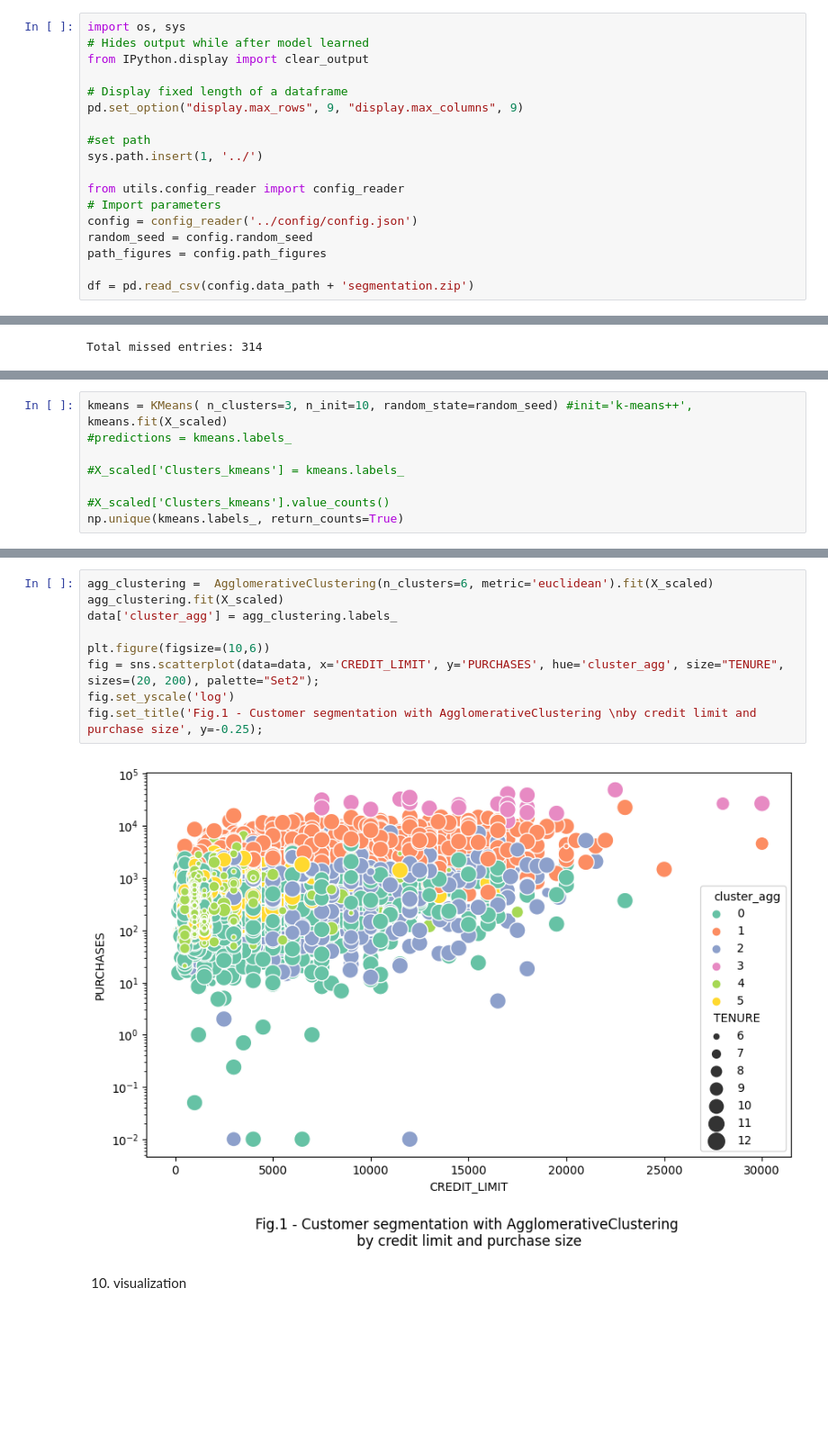
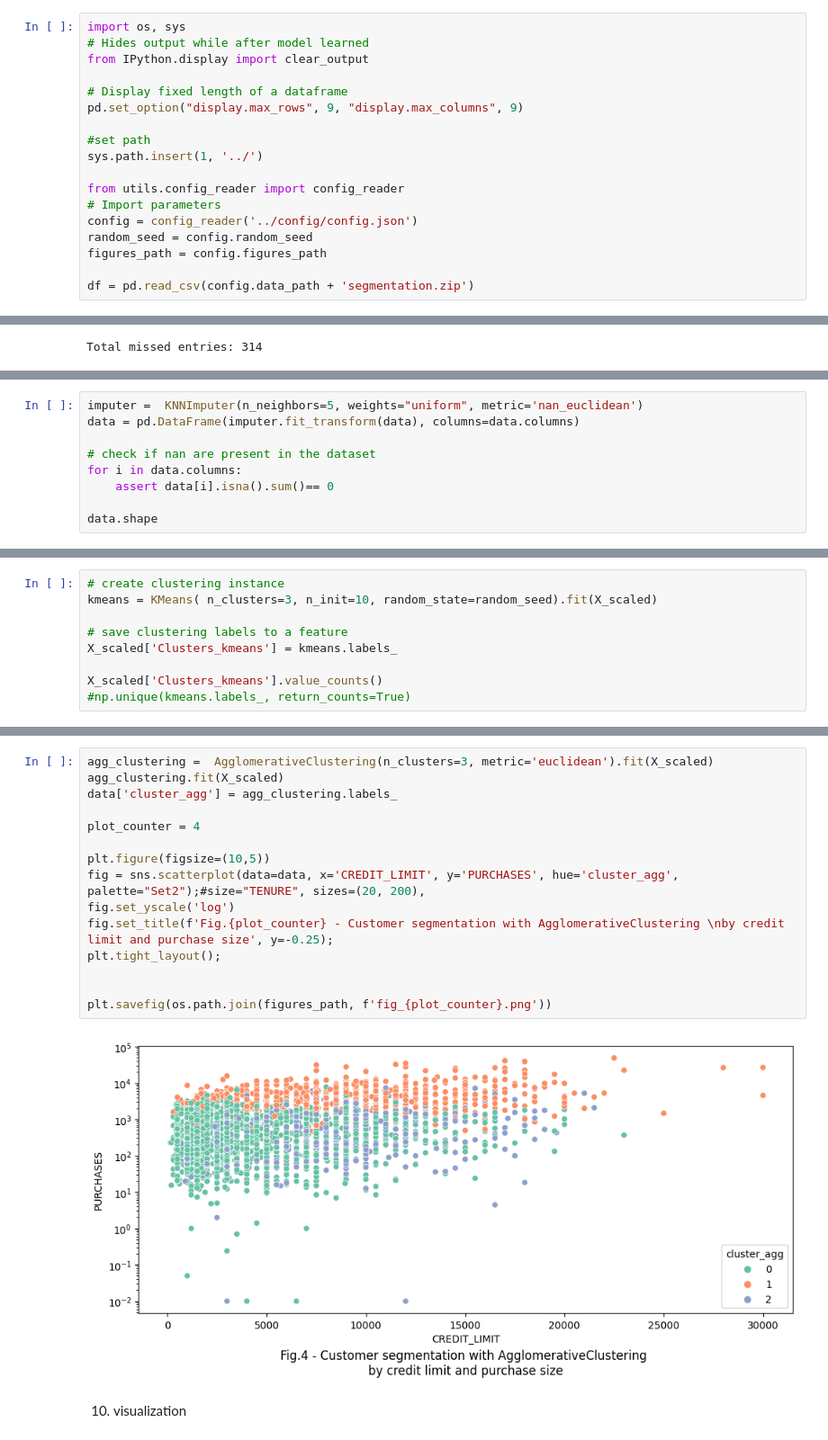
Before and after one commit to Alex1iv/customer_segmentation, a Jupyter notebook: notebooks/segmentation.ipynb, the cells around one changed output, grey strips where cells are left out. Shown at 90% size. Cells and saved outputs as stored; diff of their text form; blank space fills up the shorter version.

```diff
--- a/notebooks/segmentation.ipynb
+++ b/notebooks/segmentation.ipynb
@@ -24,7 +25,7 @@ from utils.config_reader import config_reader
 # Import parameters
 config = config_reader('../config/config.json')
 random_seed = config.random_seed
-path_figures = config.path_figures
+figures_path = config.figures_path
 
 df = pd.read_csv(config.data_path + 'segmentation.zip')
 # %%
@@ -111,0 +105,9 @@ Mean value for the 'MINIMUM_PAYMENTS' feature: 864.21
+# %%
+imputer =  KNNImputer(n_neighbors=5, weights="uniform", metric='nan_euclidean')
+data = pd.DataFrame(imputer.fit_transform(data), columns=data.columns)
+
+# check if nan are present in the dataset
+for i in data.columns:
+    assert data[i].isna().sum()== 0
+
+data.shape
@@ -130,0 +205,9 @@ X_scaled.iloc[0][0].round(2)
+# %%
+# create clustering instance
+kmeans = KMeans( n_clusters=3, n_init=10, random_state=random_seed).fit(X_scaled)
+
+# save clustering labels to a feature
+X_scaled['Clusters_kmeans'] = kmeans.labels_
+
+X_scaled['Clusters_kmeans'].value_counts()
+#np.unique(kmeans.labels_, return_counts=True)
@@ -171,9 +328,0 @@ ax.set_xticks(minor_ticks, minor=True);
-# %%
-kmeans = KMeans( n_clusters=3, n_init=10, random_state=random_seed) #init='k-means++',
-kmeans.fit(X_scaled)
-#predictions = kmeans.labels_
-
-#X_scaled['Clusters_kmeans'] = kmeans.labels_
-
-#X_scaled['Clusters_kmeans'].value_counts()
-np.unique(kmeans.labels_, return_counts=True)
@@ -305,14 +335,20 @@ np.unique(agg_clustering.labels_, return_counts=True)
 # %%
-agg_clustering =  AgglomerativeClustering(n_clusters=6, metric='euclidean').fit(X_scaled)
+agg_clustering =  AgglomerativeClustering(n_clusters=3, metric='euclidean').fit(X_scaled)
 agg_clustering.fit(X_scaled)
 data['cluster_agg'] = agg_clustering.labels_
 
-plt.figure(figsize=(10,6))
-fig = sns.scatterplot(data=data, x='CREDIT_LIMIT', y='PURCHASES', hue='cluster_agg', size="TENURE", sizes=(20, 200), palette="Set2");
+plot_counter = 4
+
+plt.figure(figsize=(10,5))
+fig = sns.scatterplot(data=data, x='CREDIT_LIMIT', y='PURCHASES', hue='cluster_agg',  palette="Set2");#size="TENURE", sizes=(20, 200),
 fig.set_yscale('log')
-fig.set_title('Fig.1 - Customer segmentation with AgglomerativeClustering \nby credit limit and purchase size', y=-0.25);
+fig.set_title(f'Fig.{plot_counter} - Customer segmentation with AgglomerativeClustering \nby credit limit and purchase size', y=-0.25);
+plt.tight_layout();
+
+
+plt.savefig(os.path.join(figures_path, f'fig_{plot_counter}.png'))
 # %% [output]
-[figure, old version]
+[figure, new version]
 # %% [markdown]
 10. visualization
 # %%
```
Also changed, not shown: parts of 42 cells of this notebook.
